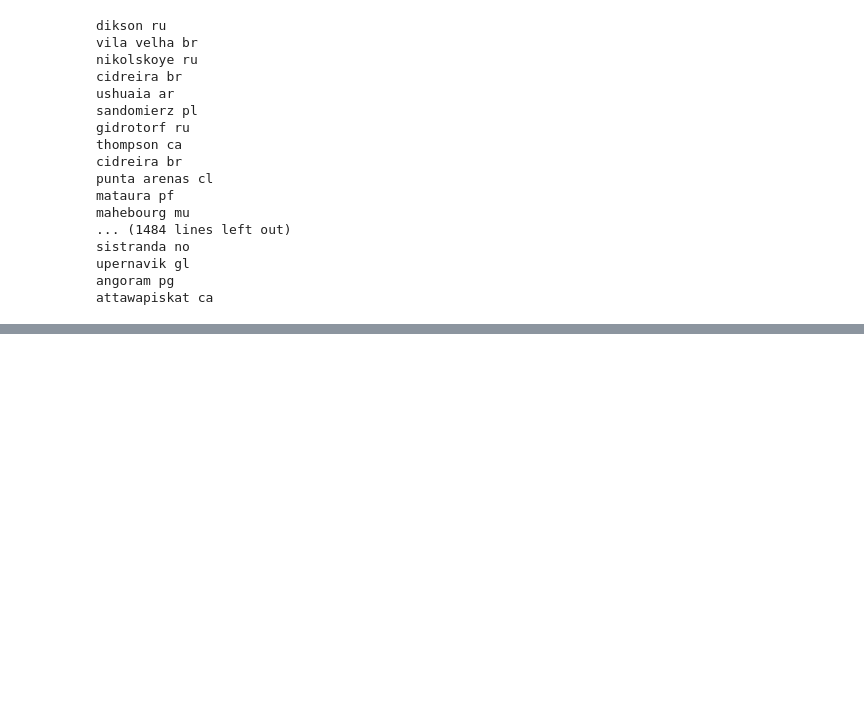
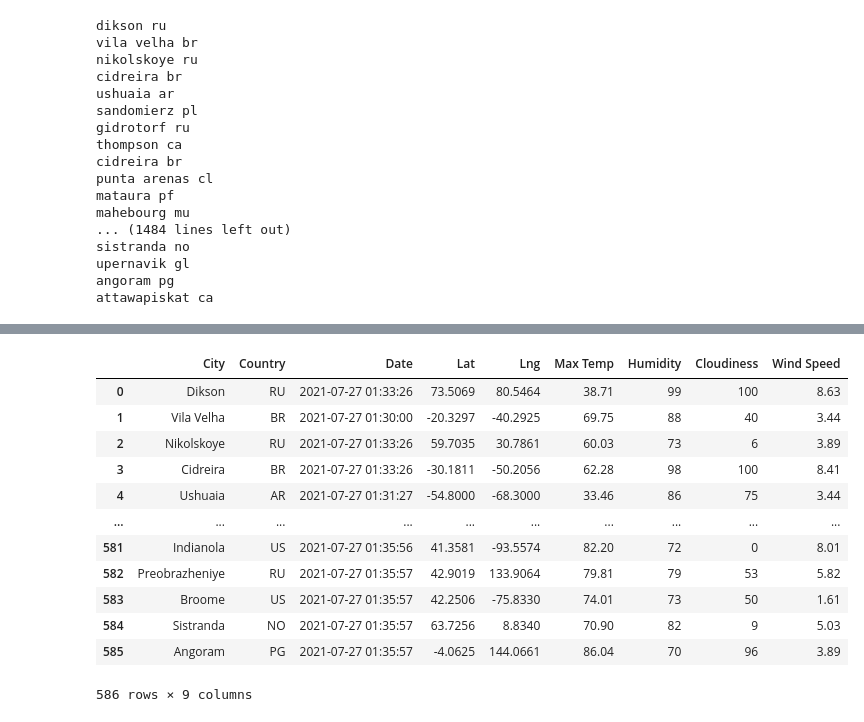
Before and after one commit to freebird793/Weather_Analysis, a Jupyter notebook: WeatherPy.ipynb, the cells around one changed output, grey strips where cells are left out. Saved outputs shown, nothing was run; the diff lists cells and outputs as text; code cells hidden in the pictures; blank space fills up the shorter version.

```diff
--- a/WeatherPy.ipynb
+++ b/WeatherPy.ipynb
@@ -4,6 +4,15 @@
 #Import the random module
 import random
 import numpy as np
+from config import weather_api_key as key
+import requests
+
+#establish API key
+# Starting URL for Weather Map API Call.
+url = "http://api.openweathermap.org/data/2.5/weather?units=Imperial&APPID=" + key
+
+# Import the datetime module from the datetime library.
+from datetime import datetime
 # %%
 #generates random integer between the two values
 random.randint(-90,90)
@@ -167,0 +259,4 @@ attawapiskat ca
+# %%
+# Convert the array of dictionaries to a Pandas DataFrame.
+city_data_df = pd.DataFrame(city_data)
+city_data_df.head(10)
@@ -167,0 +275,18 @@ attawapiskat ca
+# %%
+new_column_order_city_data = ["City", "Country", "Date", "Lat", "Lng", "Max Temp", "Humidity", "Cloudiness", "Wind Speed"]
+city_data_df = city_data_df[new_column_order_city_data]
+city_data_df
+# %% [output]
+|  | City | Country | Date | Lat | Lng | Max Temp | Humidity | Cloudiness | Wind Speed |
+| 0 | Dikson | RU | 2021-07-27 01:33:26 | 73.5069 | 80.5464 | 38.71 | 99 | 100 | 8.63 |
+| 1 | Vila Velha | BR | 2021-07-27 01:30:00 | -20.3297 | -40.2925 | 69.75 | 88 | 40 | 3.44 |
+| 2 | Nikolskoye | RU | 2021-07-27 01:33:26 | 59.7035 | 30.7861 | 60.03 | 73 | 6 | 3.89 |
+| 3 | Cidreira | BR | 2021-07-27 01:33:26 | -30.1811 | -50.2056 | 62.28 | 98 | 100 | 8.41 |
+| 4 | Ushuaia | AR | 2021-07-27 01:31:27 | -54.8000 | -68.3000 | 33.46 | 86 | 75 | 3.44 |
+| ... | ... | ... | ... | ... | ... | ... | ... | ... | ... |
+| 581 | Indianola | US | 2021-07-27 01:35:56 | 41.3581 | -93.5574 | 82.20 | 72 | 0 | 8.01 |
+| 582 | Preobrazheniye | RU | 2021-07-27 01:35:57 | 42.9019 | 133.9064 | 79.81 | 79 | 53 | 5.82 |
+| 583 | Broome | US | 2021-07-27 01:35:57 | 42.2506 | -75.8330 | 74.01 | 73 | 50 | 1.61 |
+| 584 | Sistranda | NO | 2021-07-27 01:35:57 | 63.7256 | 8.8340 | 70.90 | 82 | 9 | 5.03 |
+| 585 | Angoram | PG | 2021-07-27 01:35:57 | -4.0625 | 144.0661 | 86.04 | 70 | 96 | 3.89 |
+586 rows × 9 columns
```
Also changed, not shown: parts of 5 cells of this notebook, 4 other files.
